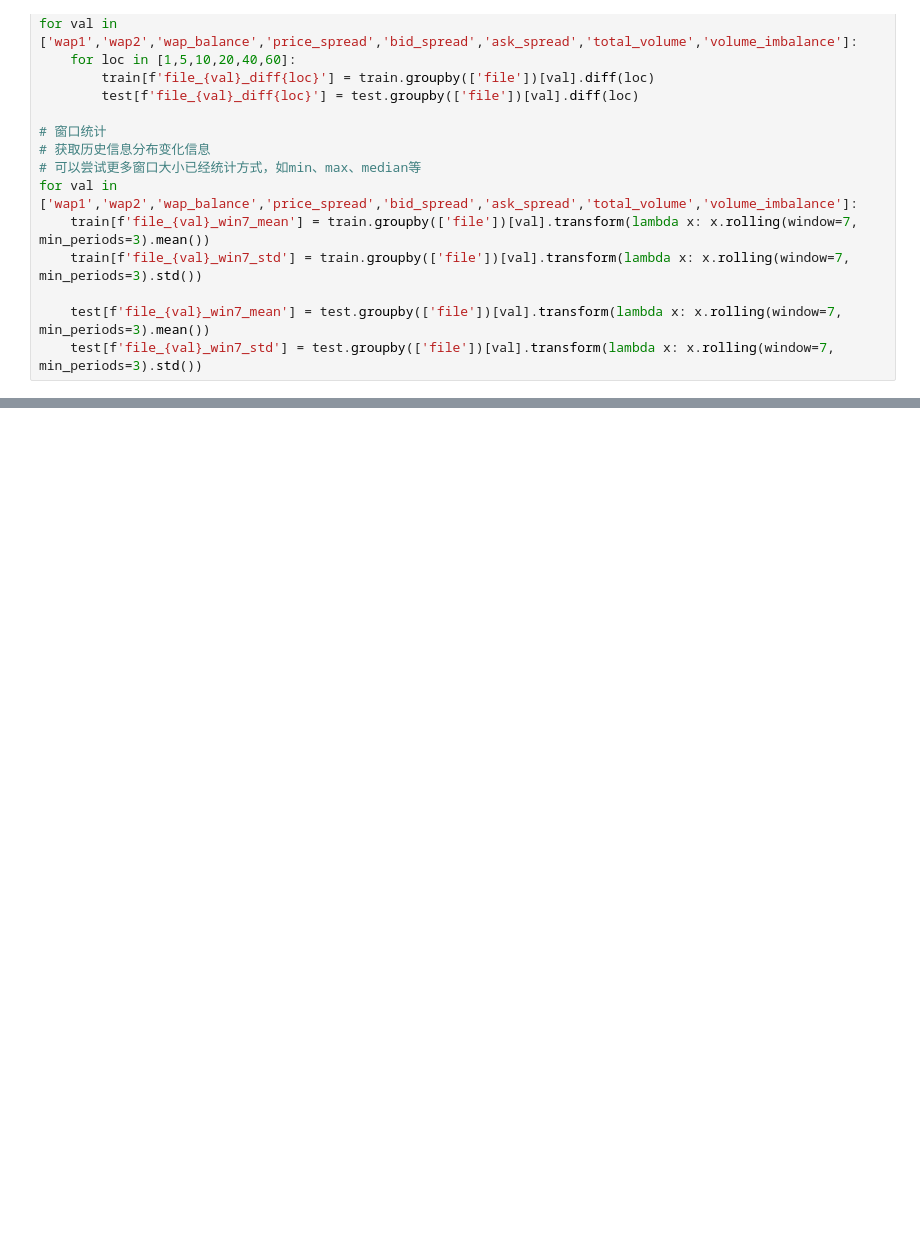
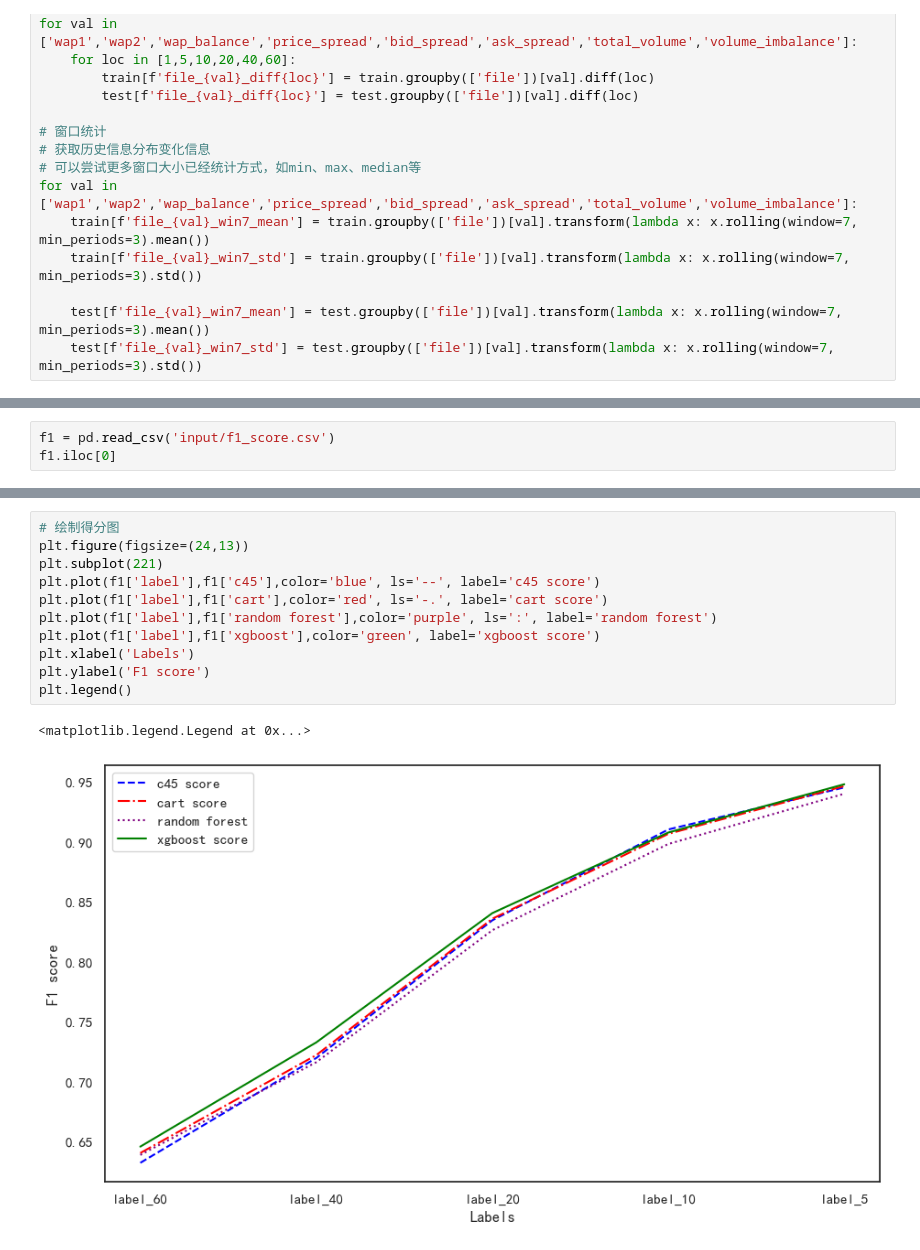
Before and after one commit to OneRaise5385/Machine_Learning, a Jupyter notebook: CourseWork/main.ipynb, the cells around one changed output, grey strips where cells are left out. Saved outputs shown, nothing was run; the diff lists cells and outputs as text; blank space fills up the shorter version.

```diff
--- a/CourseWork/main.ipynb
+++ b/CourseWork/main.ipynb
@@ -267,0 +420,3 @@ for label in ['label_5','label_10','label_20','label_40','label_60']:
+# %%
+f1 = pd.read_csv('input/f1_score.csv')
+f1.iloc[0]
@@ -267,0 +439,14 @@ for label in ['label_5','label_10','label_20','label_40','label_60']:
+# %%
+# 绘制得分图
+plt.figure(figsize=(24,13))
+plt.subplot(221)
+plt.plot(f1['label'],f1['c45'],color='blue', ls='--', label='c45 score')
+plt.plot(f1['label'],f1['cart'],color='red', ls='-.', label='cart score')
+plt.plot(f1['label'],f1['random forest'],color='purple', ls=':', label='random forest')
+plt.plot(f1['label'],f1['xgboost'],color='green', label='xgboost score')
+plt.xlabel('Labels')
+plt.ylabel('F1 score')
+plt.legend()
+# %% [output]
+<matplotlib.legend.Legend at 0x...>
+[figure, added]
```
Also changed, not shown: parts of 17 cells of this notebook, 9 other files.
